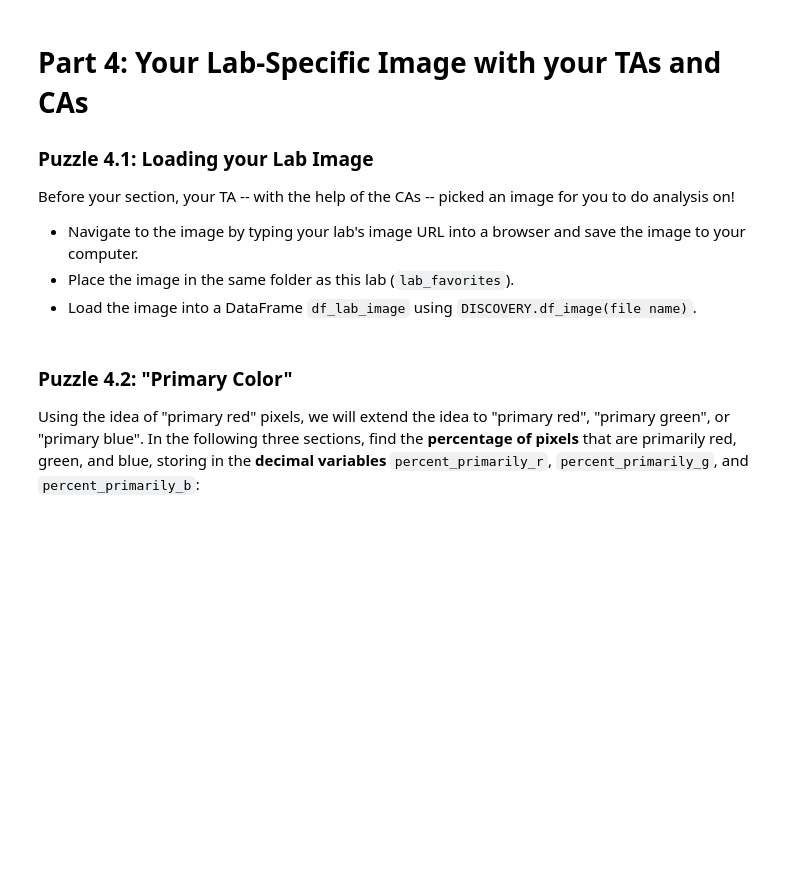
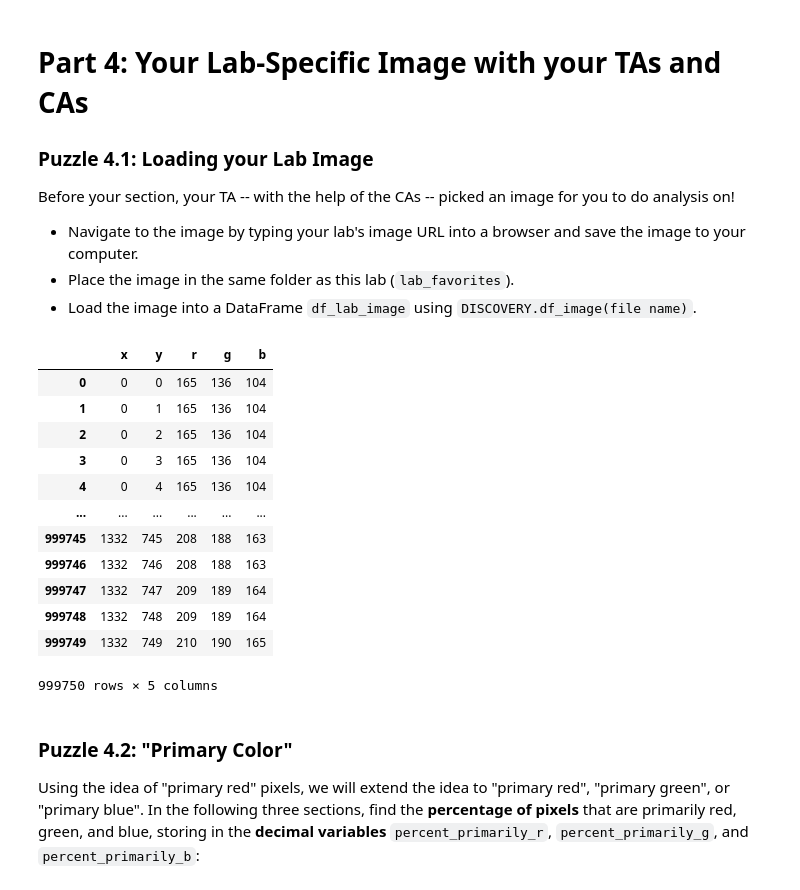
Before and after one commit to JoshuaMorales1245/Personal-Projects, a Jupyter notebook: lab_favorites/lab_favorites.ipynb, the cells around one changed output. Drawn from its saved outputs; the diff is of its cells as text; code cells hidden in the pictures; blank space fills up the shorter version.

```diff
--- a/lab_favorites/lab_favorites.ipynb
+++ b/lab_favorites/lab_favorites.ipynb
@@ -322,7 +426,22 @@ Before your section, your TA -- with the help of the CAs -- picked an image for
 - Load the image into a DataFrame `df_lab_image` using `DISCOVERY.df_image(file name)`.
 # %%
 # Load the image your TA chose for you into a DataFrame:
-...
+df_lab_image = DISCOVERY.df_image("mehmet-a.jpg")
+df_lab_image
+# %% [output]
+|  | x | y | r | g | b |
+| 0 | 0 | 0 | 165 | 136 | 104 |
+| 1 | 0 | 1 | 165 | 136 | 104 |
+| 2 | 0 | 2 | 165 | 136 | 104 |
+| 3 | 0 | 3 | 165 | 136 | 104 |
+| 4 | 0 | 4 | 165 | 136 | 104 |
+| ... | ... | ... | ... | ... | ... |
+| 999745 | 1332 | 745 | 208 | 188 | 163 |
+| 999746 | 1332 | 746 | 208 | 188 | 163 |
+| 999747 | 1332 | 747 | 209 | 189 | 164 |
+| 999748 | 1332 | 748 | 209 | 189 | 164 |
+| 999749 | 1332 | 749 | 210 | 190 | 165 |
+999750 rows × 5 columns
 # %% [markdown]
 ### Puzzle 4.2: "Primary Color"
 
```
Also changed, not shown: parts of 39 cells of this notebook.
